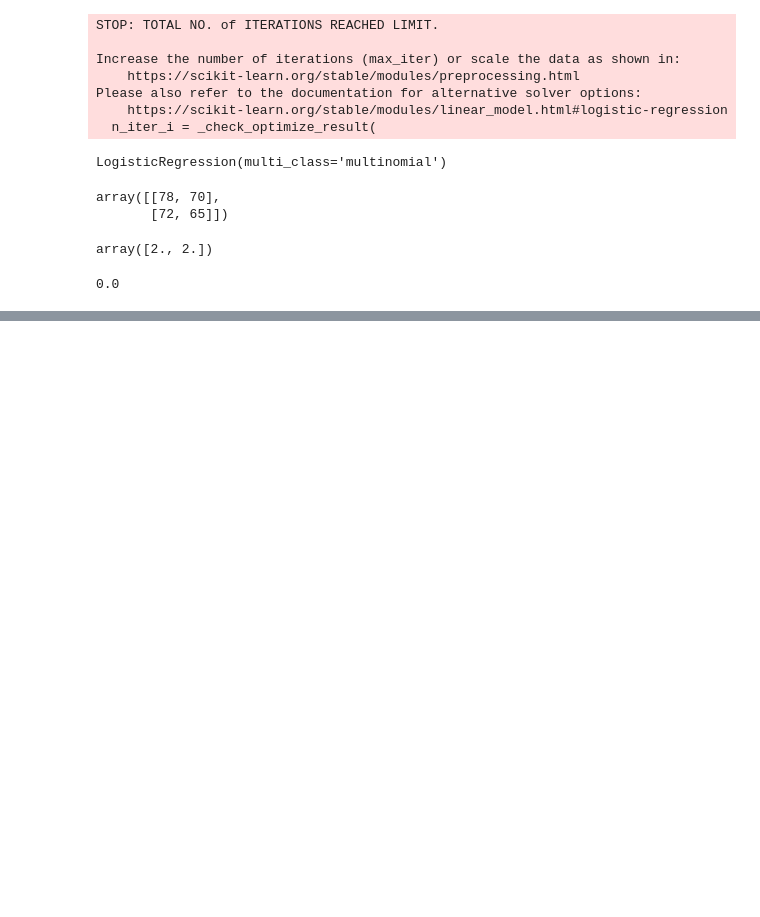
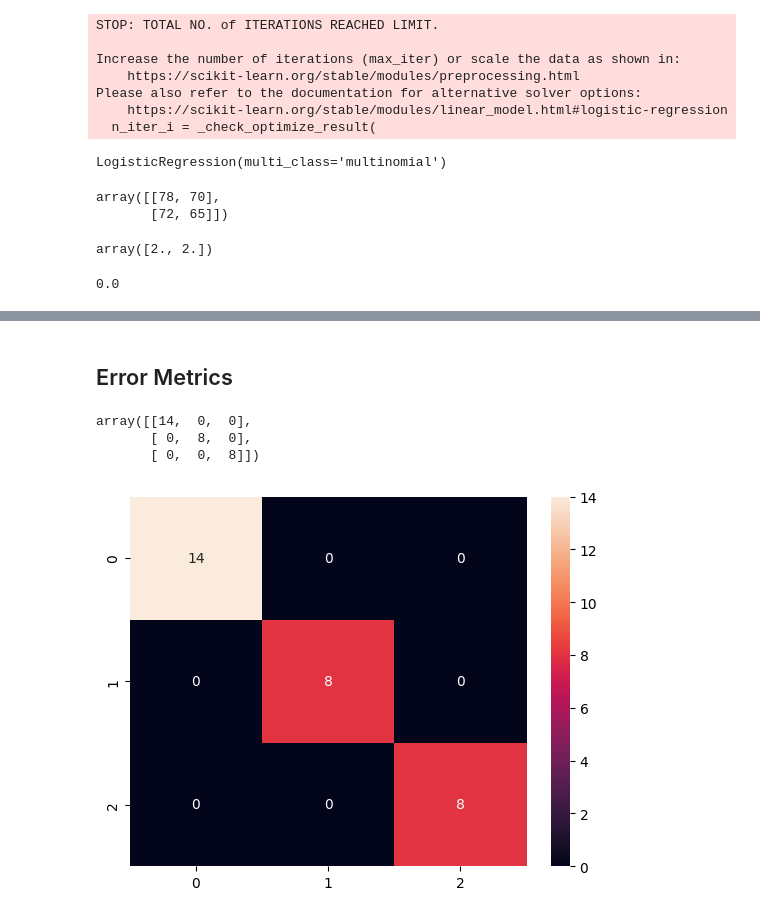
Before and after one commit to PriyaP-9704/Machine-Leaning-Workouts, a Jupyter notebook: Knn_&_Logistic_Regression.ipynb, the cells around one changed output, grey strips where cells are left out. Saved outputs shown, nothing was run; the diff lists cells and outputs as text; code cells hidden in the pictures; blank space fills up the shorter version.

```diff
--- a/Knn_&_Logistic_Regression.ipynb
+++ b/Knn_&_Logistic_Regression.ipynb
@@ -317,0 +439,4 @@ model_lr.score(x_test,y_test)
+# %%
+knn = KNeighborsClassifier()
+# %%
+knn.fit(x_train,y_train)
@@ -317,0 +445,2 @@ model_lr.score(x_test,y_test)
+# %%
+y_predict = knn.predict(x_test)
@@ -317,0 +451,2 @@ model_lr.score(x_test,y_test)
+# %% [markdown]
+## Error Metrics
@@ -317,0 +455,8 @@ model_lr.score(x_test,y_test)
+# %%
+cm = confusion_matrix(y_test,y_predict)
+# %%
+cm
+# %% [output]
+array([[14,  0,  0],
+       [ 0,  8,  0],
+       [ 0,  0,  8]])
@@ -317,0 +466,5 @@ model_lr.score(x_test,y_test)
+# %%
+sns.heatmap(cm,annot = True)
+plt.show()
+# %% [output]
+[figure, added]
```
Also changed, not shown: parts of 29 cells of this notebook.
